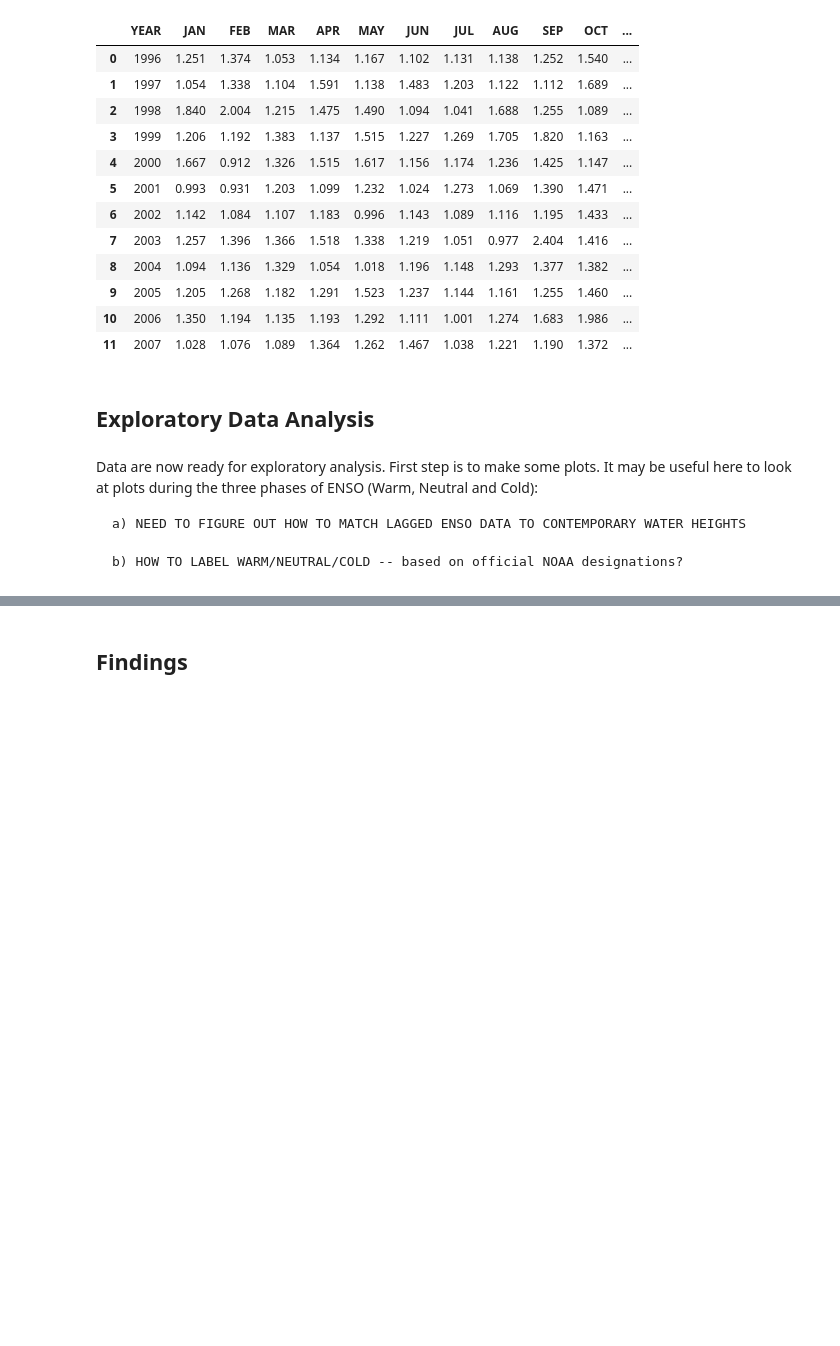
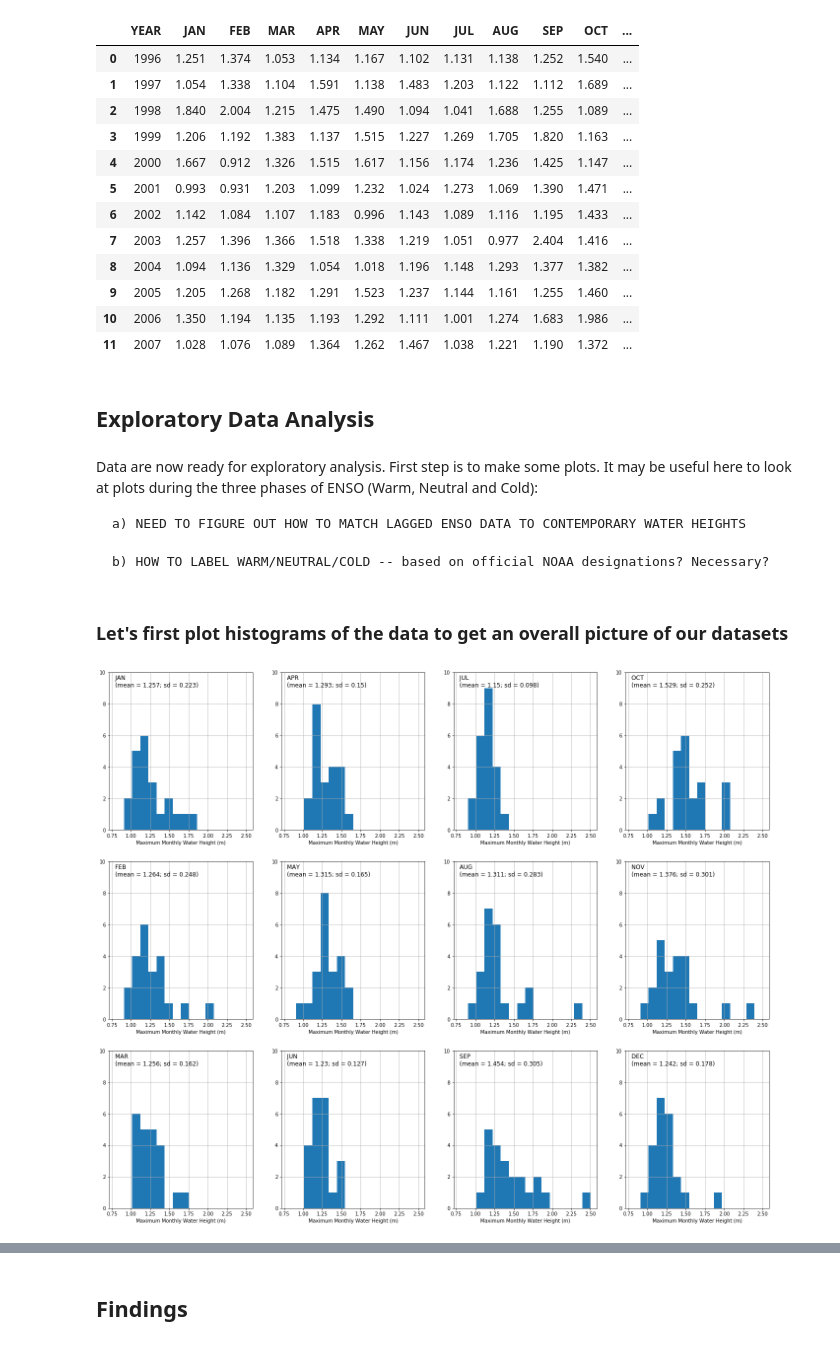
Before and after one commit to skydog71/CMSC641_tutorial, a Jupyter notebook: jborak_CMSC641_final_tutorial.ipynb, the cells around one changed output, grey strips where cells are left out. Saved outputs shown, nothing was run; the diff lists cells and outputs as text; code cells hidden in the pictures; blank space fills up the shorter version.

Commit message:
Touching up hists/stats

```diff
--- a/jborak_CMSC641_final_tutorial.ipynb
+++ b/jborak_CMSC641_final_tutorial.ipynb
@@ -191,4 +195,6 @@ Data are now ready for exploratory analysis. First step is to make some plots. I
 
     a) NEED TO FIGURE OUT HOW TO MATCH LAGGED ENSO DATA TO CONTEMPORARY WATER HEIGHTS
 
-    b) HOW TO LABEL WARM/NEUTRAL/COLD -- based on official NOAA designations?
+    b) HOW TO LABEL WARM/NEUTRAL/COLD -- based on official NOAA designations? Necessary?
+# %% [markdown]
+### Let's first plot histograms of the data to get an overall picture of our datasets
@@ -194,0 +206,25 @@ Data are now ready for exploratory analysis. First step is to make some plots. I
+# %%
+# Histograms and stats on water level data for all 12 months (1996-2017)
+months = list(wlev_clean_df.columns[1:])
+hist_pos = [1,5,9,2,6,10,3,7,11,4,8,12]
+
+fig=plt.figure(figsize=(24,20))
+
+for m in range(len(months)):
+
+    # monthly stats
+    this_data = wlev_clean_df.iloc[:,m+1]
+    this_mean = np.around(np.mean(this_data),decimals=3)
+    this_std = np.around(np.std(this_data),decimals=3)
+
+    # plot it up
+    ax=fig.add_subplot(3,4,hist_pos[m])
+    this_data.hist(bins=16,ax=ax,range=(0.80,2.5))
+    ax.set_ylim(0,10.0)
+    ax.set_title('   '+months[m]+'\n   (mean = '+str(this_mean)+'; sd = '+str(this_std)+')',\
+                 loc='left', pad=-30)
+    ax.set_xlabel('Maximum Monthly Water Height (m)')
+
+plt.show()
+# %% [output]
+[figure, added]
```
Also changed, not shown: parts of 9 cells of this notebook.
